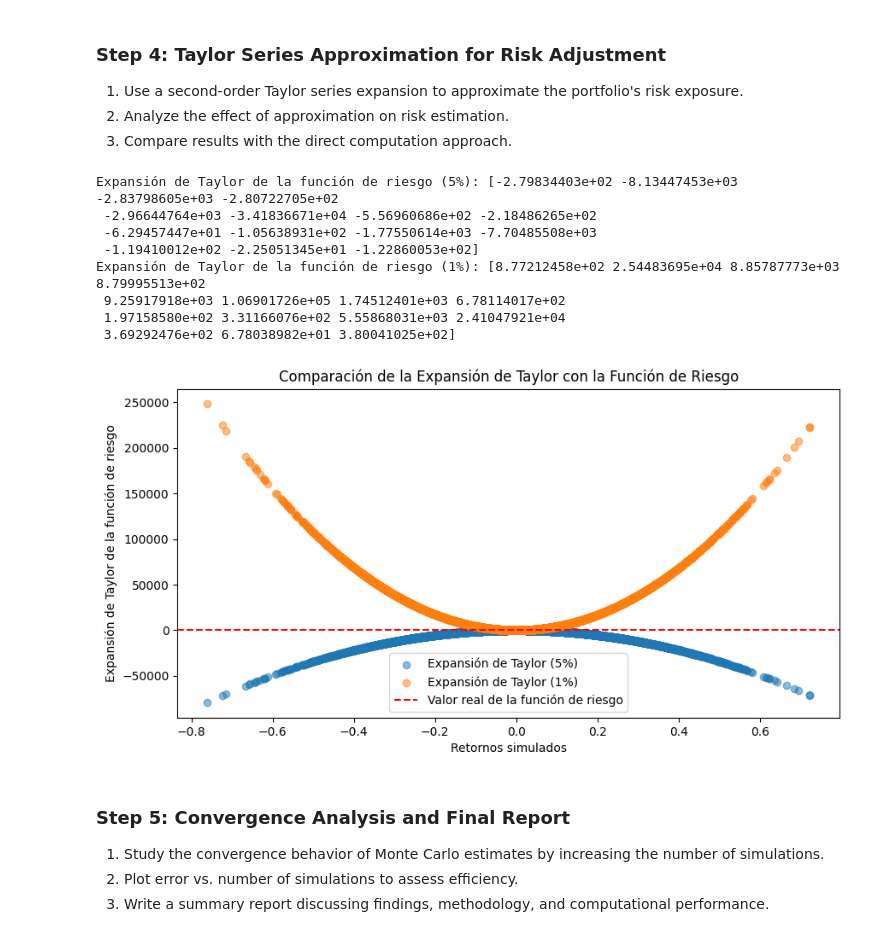
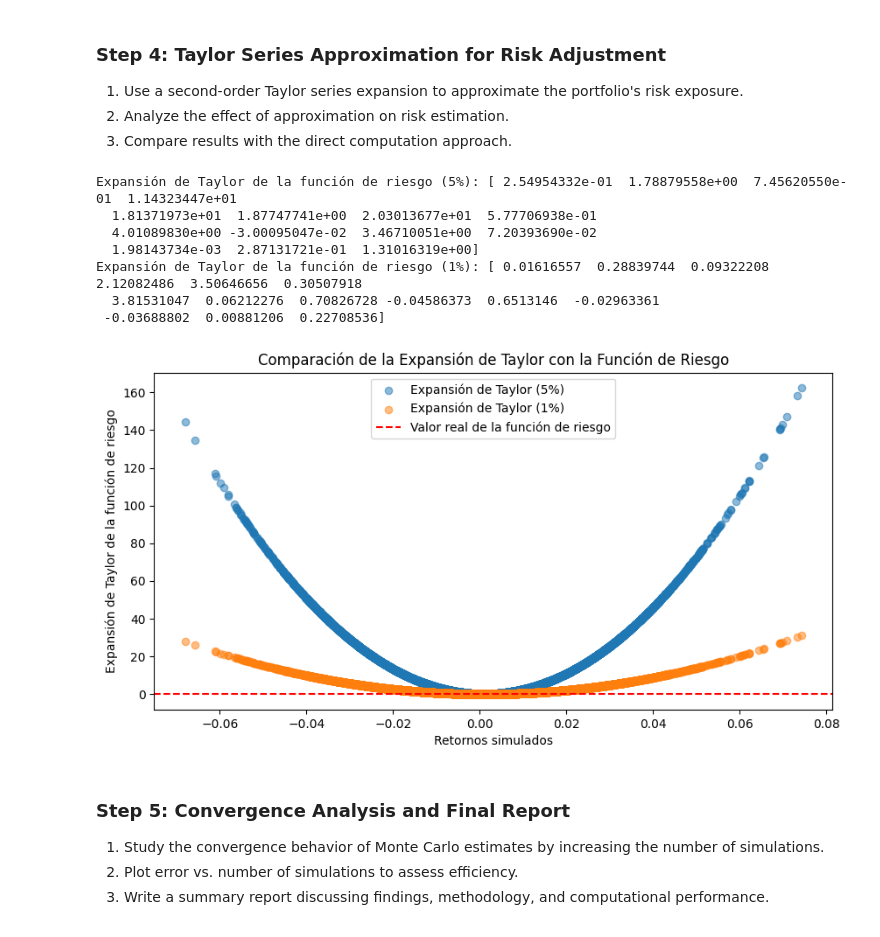
Before and after one commit to Anal-isis-Numerico/Monte-Carlo-VaR-Simulation, a Jupyter notebook: main.ipynb, the cells around one changed output. Cells and saved outputs as stored; diff of their text form; code cells hidden in the pictures.

```diff
--- a/main.ipynb
+++ b/main.ipynb
@@ -437,57 +437,87 @@ import matplotlib.pyplot as plt
 # Parámetros de la simulación
 num_simulations = 10000  # Número de simulaciones
 mu = 0.001  # Retorno esperado diario
+sigma = 0.02  # Desviación estándar (esto debe ser definido)
 
 returns = np.random.normal(mu, sigma, num_simulations)
 
 plt.figure(figsize=(10, 5))
-percentiles=[5,1]
+percentiles = [5, 1]  # Los percentiles que queremos calcular
+
 for percentile in percentiles:
 
-
     def risk_function(theta):
-        """
-        Calcula el percentil 5% de los retornos simulados con una media theta.
-        """
+        '''
+        Calcula el percentil p de los retornos simulados con una media theta.
+        La función de riesgo se evalúa como el percentil de los retornos simulados para una media dada theta.
+        Esta función toma un valor de theta (media de los retornos simulados) y calcula el percentil p
+        de los retornos simulados generados con una distribución normal.
+        '''
         simulated_returns = np.random.normal(theta, sigma, num_simulations)
         return np.percentile(simulated_returns, percentile)
 
     # Aproximación de Taylor de segundo orden en torno a mu (theta_0)
     delta_theta = 0.0001  # Pequeña variación para calcular derivadas
 
     # Primera derivada de la función de riesgo (aproximación numérica)
+    '''
+    La primera derivada de la función de riesgo f'(θ) nos da la tasa de cambio del percentil
+    respecto a cambios pequeños en la media de los retornos. La aproximación numérica de la derivada
+    se calcula utilizando la fórmula de diferencia finita:
+
+    f'(θ) ≈ (f(θ + Δθ) - f(θ)) / Δθ
+
+    Aquí, Δθ es un valor pequeño que representa la variación en la media, y f(θ) es el valor de la función de riesgo.
+    '''
     risk_prime = (risk_function(mu + delta_theta) - risk_function(mu)) / delta_theta
 
     # Segunda derivada de la función de riesgo (aproximación numérica)
+    '''
+    La segunda derivada de la función de riesgo f''(θ) nos da la curvatura de la función, es decir,
+    cómo cambia la tasa de cambio de la función de riesgo respecto a pequeños cambios en la media de los retornos.
+    Se calcula mediante la fórmula de diferencia finita de segundo orden:
+
+    f''(θ) ≈ (f(θ + Δθ) - 2f(θ) + f(θ - Δθ)) / (Δθ^2)
+
+    Esta derivada nos ayuda a entender cómo se comporta la función de riesgo cerca de la media mu.
+    '''
     risk_double_prime = (risk_function(mu + delta_theta) - 2 * risk_function(mu) + risk_function(mu - delta_theta)) / (delta_theta ** 2)
 
     # Expansión de Taylor de segundo orden aplicada a la función de riesgo
-    # Se usa la serie de Taylor en torno a mu con términos lineales y cuadráticos
+    '''
+    La expansión de Taylor de segundo orden de una función f(θ) alrededor de un punto θ_0 (en este caso mu) se expresa como:
+
+    f(θ) ≈ f(θ_0) + f'(θ_0)(θ - θ_0) + 0.5 * f''(θ_0)(θ - θ_0)^2
+
+    Esta aproximación utiliza los valores de la función en θ_0, su primera derivada y su segunda derivada para estimar
+    el valor de f(θ) en puntos cercanos a θ_0. En este caso, θ_0 es mu, y estamos aproximando la función de riesgo
+    para diferentes valores de los retornos simulados.
+
+    La expansión de Taylor permite aproximar el percentil de los retornos cuando se tiene una pequeña variación en la media
+    y proporciona una forma eficiente de calcular el riesgo sin necesidad de generar simulaciones adicionales.
+    '''
     risk_taylor = risk_function(mu) + risk_prime * (returns - mu) + 0.5 * risk_double_prime * (returns - mu) ** 2
-
-
 
     print("Expansión de Taylor de la función de riesgo ({}%):".format(percentile), risk_taylor[::700])  # Mostramos solo los primeros 10 valores
 
     # Gráfica de la expansión de Taylor vs valores simulados
+    plt.scatter(returns, risk_taylor, alpha=0.5, label='Expansión de Taylor ({}%)'.format(percentile))
 
-    plt.scatter(returns, risk_taylor, alpha=0.5, label='Expansión de Taylor ({}%)'.format(percentile))
 plt.axhline(y=risk_function(mu), color='r', linestyle='--', label='Valor real de la función de riesgo')
 plt.xlabel('Retornos simulados')
 plt.ylabel('Expansión de Taylor de la función de riesgo')
 plt.legend()
 plt.title('Comparación de la Expansión de Taylor con la Función de Riesgo')
 plt.show()
 # %% [output]
-Expansión de Taylor de la función de riesgo (5%): [-2.79834403e+02 -8.13447453e+03 -2.83798605e+03 -2.80722705e+02
- -2.96644764e+03 -3.41836671e+04 -5.56960686e+02 -2.18486265e+02
- -6.29457447e+01 -1.05638931e+02 -1.77550614e+03 -7.70485508e+03
- -1.19410012e+02 -2.25051345e+01 -1.22860053e+02]
-Expansión de Taylor de la función de riesgo (1%): [8.77212458e+02 2.54483695e+04 8.85787773e+03 8.79995513e+02
- 9.25917918e+03 1.06901726e+05 1.74512401e+03 6.78114017e+02
- 1.97158580e+02 3.31166076e+02 5.55868031e+03 2.41047921e+04
- 3.69292476e+02 6.78038982e+01 3.80041025e+02]
+Expansión de Taylor de la función de riesgo (5%): [ 2.54954332e-01  1.78879558e+00  7.45620550e-01  1.14323447e+01
+  1.81371973e+01  1.87747741e+00  2.03013677e+01  5.77706938e-01
+  4.01089830e+00 -3.00095047e-02  3.46710051e+00  7.20393690e-02
+  1.98143734e-03  2.87131721e-01  1.31016319e+00]
+Expansión de Taylor de la función de riesgo (1%): [ 0.01616557  0.28839744  0.09322208  2.12082486  3.50646656  0.30507918
+  3.81531047  0.06212276  0.70826728 -0.04586373  0.6513146  -0.02963361
+ -0.03688802  0.00881206  0.22708536]
-[figure, old version]
+[figure, new version]
 # %% [markdown]
 ### Step 5: Convergence Analysis and Final Report
 
```
